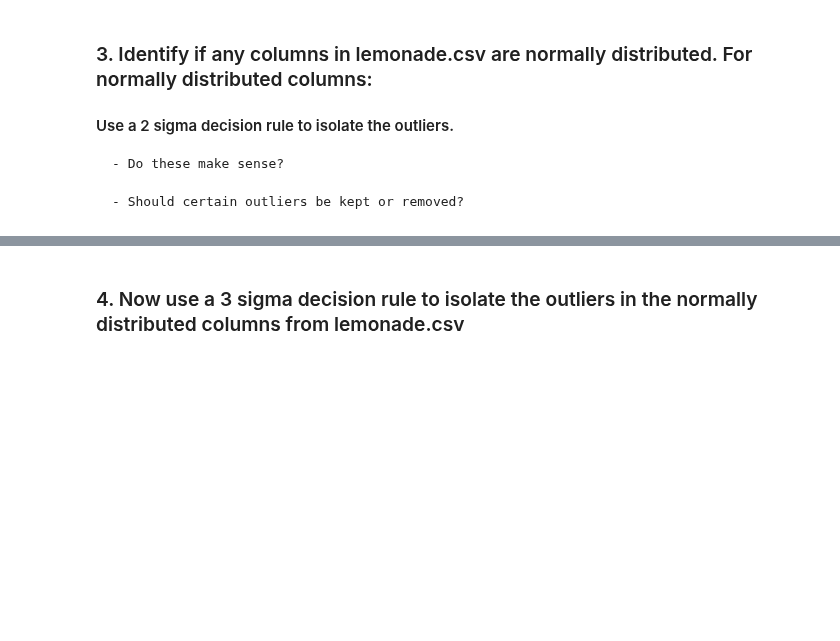
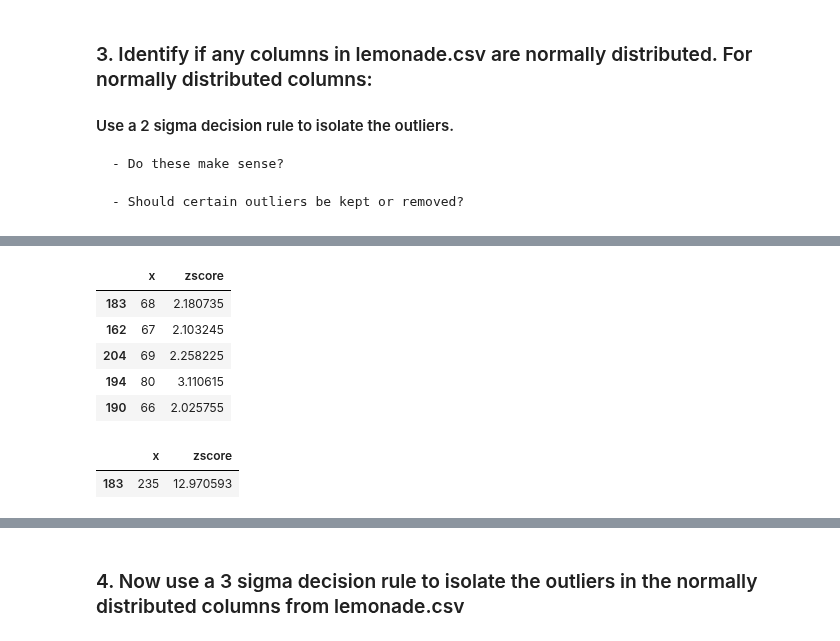
Before and after one commit to CSolitaire/anomaly-detection-exercises, a Jupyter notebook: continuous_probabilistic_methods.ipynb, the cells around one changed output, grey strips where cells are left out. Saved outputs shown, nothing was run; the diff lists cells and outputs as text; code cells hidden in the pictures; blank space fills up the shorter version.

```diff
--- a/continuous_probabilistic_methods.ipynb
+++ b/continuous_probabilistic_methods.ipynb
@@ -217,0 +294,34 @@ train.shape
+# %%
+# Define zscore for Flyers
+
+x = train.Flyers
+zscores = (x - x.mean()) / x.std()
+df = pd.DataFrame()
+df["x"] = x
+df["zscore"] = abs(zscores)
+
+# Outliers greater then 2 sd (2 Sigma)
+
+df[zscores >= 2]
+# %% [output]
+|  | x | zscore |
+| 183 | 68 | 2.180735 |
+| 162 | 67 | 2.103245 |
+| 204 | 69 | 2.258225 |
+| 194 | 80 | 3.110615 |
+| 190 | 66 | 2.025755 |
+# %%
+# Define zscore for Sales
+
+x = train.Sales
+zscores = (x - x.mean()) / x.std()
+df = pd.DataFrame()
+df["x"] = x
+df["zscore"] = abs(zscores)
+
+# Outliers greater then 2 sd (2 Sigma)
+
+df[zscores >= 2]
+# %% [output]
+|  | x | zscore |
+| 183 | 235 | 12.970593 |
```
Also changed, not shown: parts of 31 cells of this notebook.
